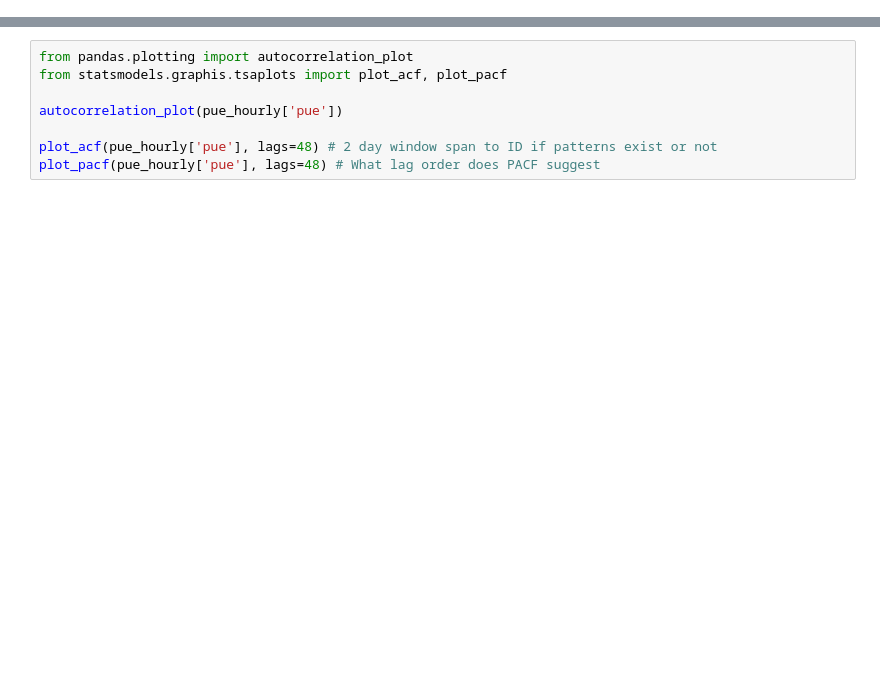
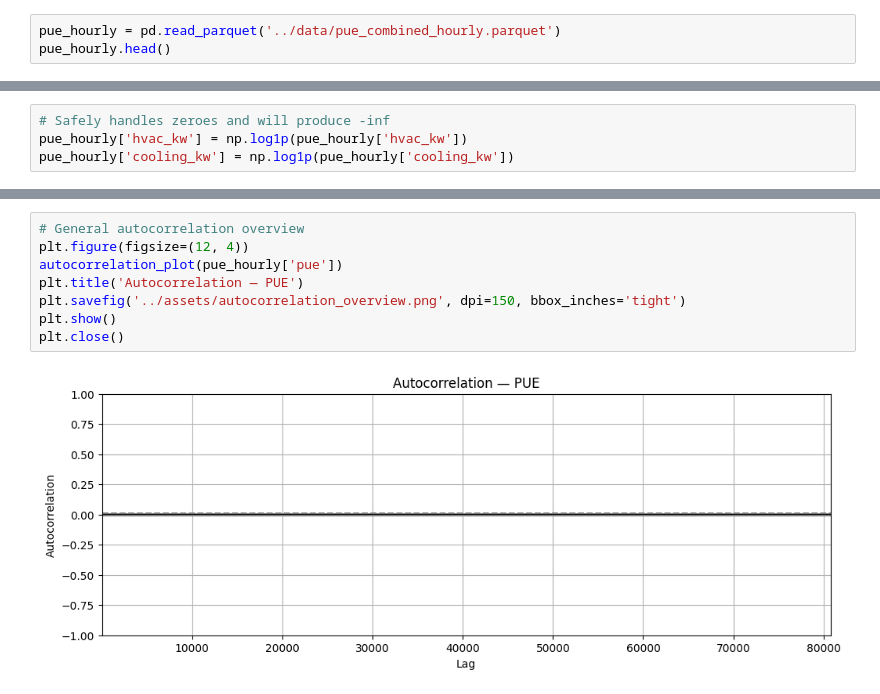
Before and after one commit to Dre1896/nlr-hpc-pue-analysis, a Jupyter notebook: analysis/modeling.ipynb, the cells around one changed output, grey strips where cells are left out. Saved outputs shown, nothing was run; the diff lists cells and outputs as text; blank space fills up the shorter version.

Commit message:
uploading modelling, final results, new plots

```diff
--- a/analysis/modeling.ipynb
+++ b/analysis/modeling.ipynb
@@ -14,0 +13,3 @@ pue_hourly.head()
+# %%
+pue_hourly = pd.read_parquet('../data/pue_combined_hourly.parquet')
+pue_hourly.head()
@@ -23,0 +45,4 @@ I'll be implementing a number of different methods. This will include but isn't
+# %%
+# Safely handles zeroes and will produce -inf
+pue_hourly['hvac_kw'] = np.log1p(pue_hourly['hvac_kw'])
+pue_hourly['cooling_kw'] = np.log1p(pue_hourly['cooling_kw'])
@@ -24,8 +152,10 @@ I'll be implementing a number of different methods. This will include but isn't
 # %%
-from pandas.plotting import autocorrelation_plot
-from statsmodels.graphis.tsaplots import plot_acf, plot_pacf
-
+# General autocorrelation overview
+plt.figure(figsize=(12, 4))
 autocorrelation_plot(pue_hourly['pue'])
-
-plot_acf(pue_hourly['pue'], lags=48) # 2 day window span to ID if patterns exist or not
-plot_pacf(pue_hourly['pue'], lags=48) # What lag order does PACF suggest
+plt.title('Autocorrelation — PUE')
+plt.savefig('../assets/autocorrelation_overview.png', dpi=150, bbox_inches='tight')
+plt.show()
+plt.close()
+# %% [output]
+[figure, added]
```
Also changed, not shown: parts of 23 cells of this notebook, 6 other files.
